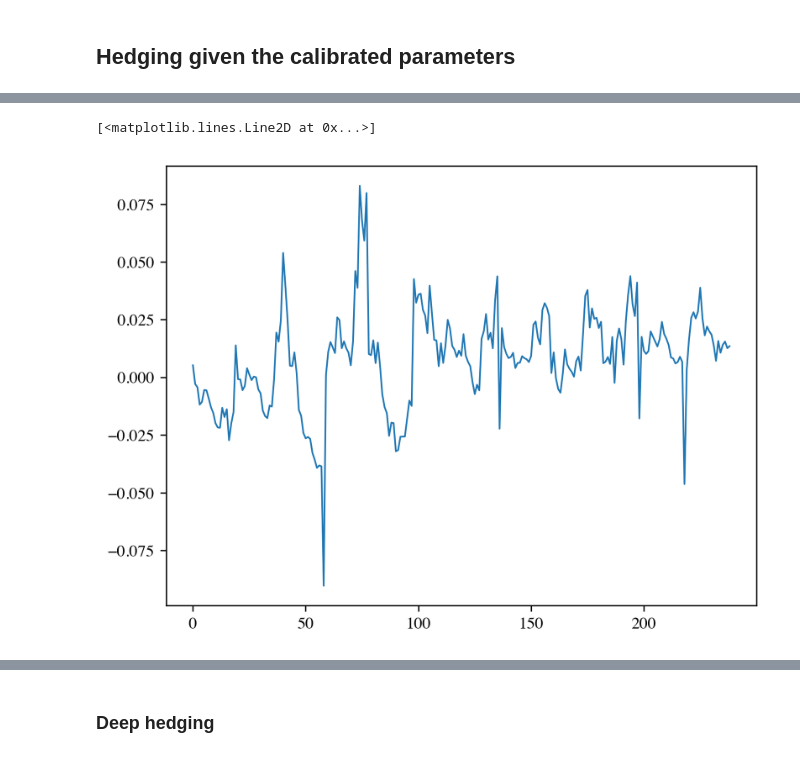
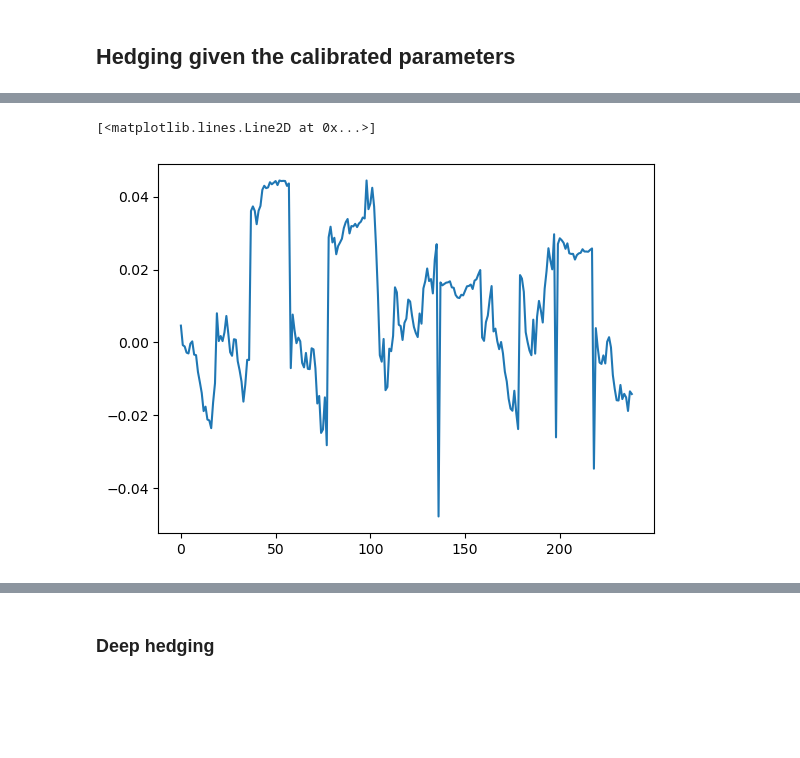
Before and after one commit to Faust-jiang/sigformer, a Jupyter notebook: scripts/spx_hedging.ipynb, the cells around one changed output, grey strips where cells are left out. Cells and saved outputs as stored; diff of their text form; code cells hidden in the pictures; blank space fills up the shorter version.

```diff
--- a/scripts/spx_hedging.ipynb
+++ b/scripts/spx_hedging.ipynb
@@ -371,5 +480,9 @@ for month in tqdm(range(1, 13)):
-# %%
-plt.plot(np.concatenate(list(pnl_evolutions.values())))
-# %% [output]
-[<matplotlib.lines.Line2D at 0x...>]
-[figure, removed]
+# %%
+#with open('pnlsig.pkl', 'wb') as f:
+ #   pickle.dump(pnl_sig, f)
+with open('pnlsig.pkl', 'rb') as f:
+    loaded_sigpl= pickle.load(f)
+plt.plot(np.concatenate(list(loaded_sigpl.values())))
+# %% [output]
+[<matplotlib.lines.Line2D at 0x...>]
+[figure, added]
```
Also changed, not shown: parts of 22 cells of this notebook.
